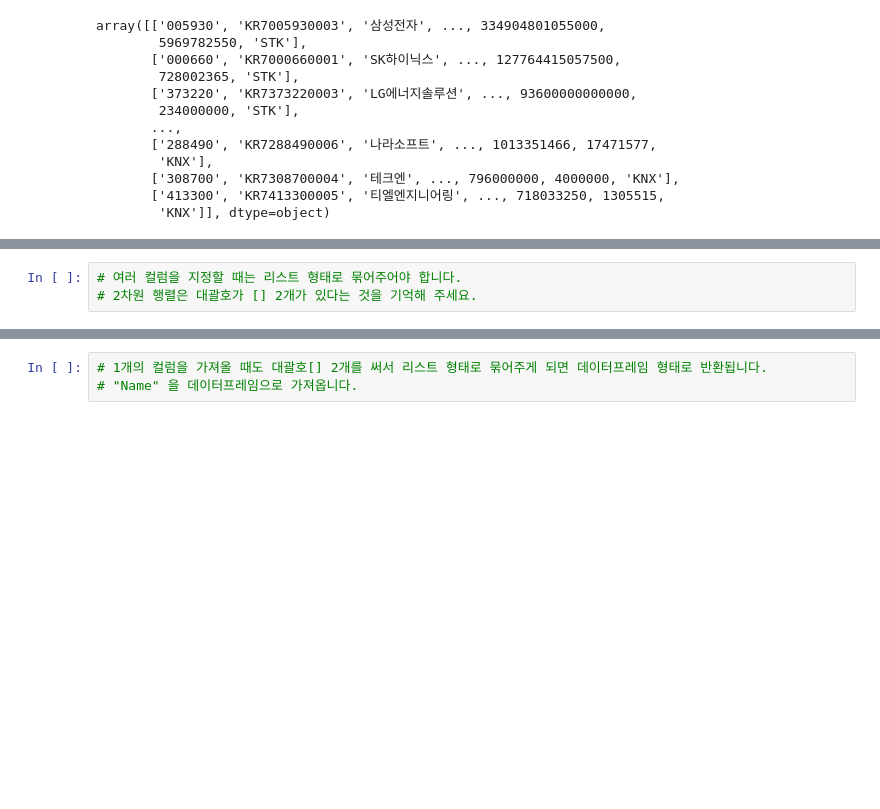
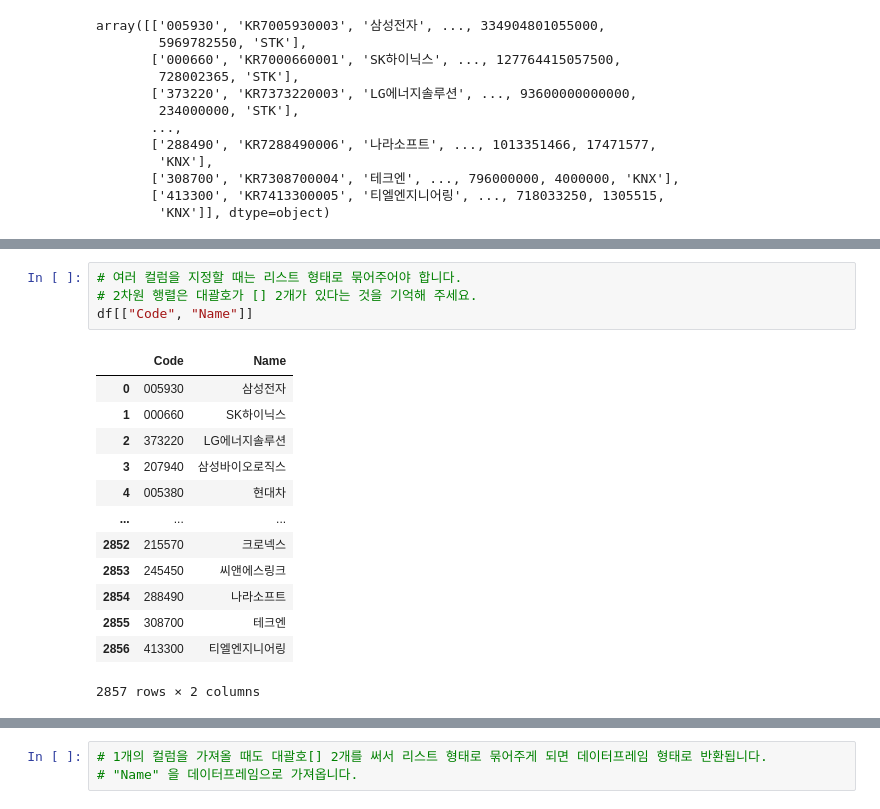
Before and after one commit to neguri0235/finance-data-analysis, a Jupyter notebook: 2.2. KRX 전체 종목분석-input.ipynb, the cells around one changed output, grey strips where cells are left out. Saved outputs shown, nothing was run; the diff lists cells and outputs as text; blank space fills up the shorter version.

```diff
--- a/2.2. KRX 전체 종목분석-input.ipynb
+++ b/2.2. KRX 전체 종목분석-input.ipynb
@@ -261,5 +307,20 @@ array([['005930', 'KR7005930003', '삼성전자', ..., 334904801055000,
 # %%
 # 여러 컬럼을 지정할 때는 리스트 형태로 묶어주어야 합니다.
 # 2차원 행렬은 대괄호가 [] 2개가 있다는 것을 기억해 주세요.
+df[["Code", "Name"]]
+# %% [output]
+|  | Code | Name |
+| 0 | 005930 | 삼성전자 |
+| 1 | 000660 | SK하이닉스 |
+| 2 | 373220 | LG에너지솔루션 |
+| 3 | 207940 | 삼성바이오로직스 |
+| 4 | 005380 | 현대차 |
+| ... | ... | ... |
+| 2852 | 215570 | 크로넥스 |
+| 2853 | 245450 | 씨앤에스링크 |
+| 2854 | 288490 | 나라소프트 |
+| 2855 | 308700 | 테크엔 |
+| 2856 | 413300 | 티엘엔지니어링 |
+2857 rows × 2 columns
 # %%
 # 여러 개의 행을 가져올 때도 [] 대괄호를 통해 리스트 형태로 묶어줍니다.
```
Also changed, not shown: parts of 11 cells of this notebook.
